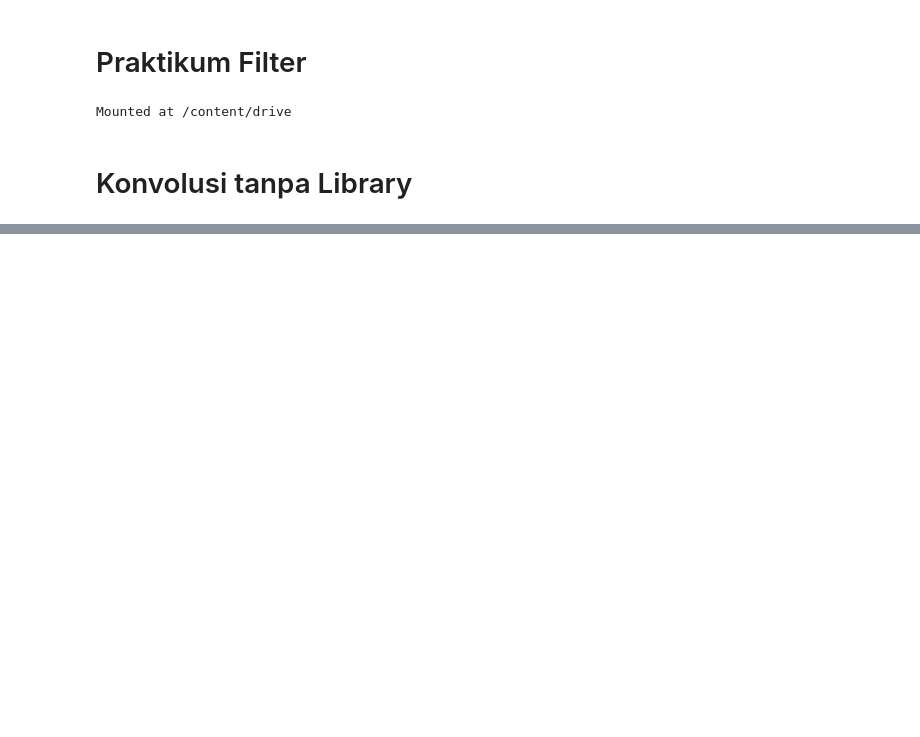
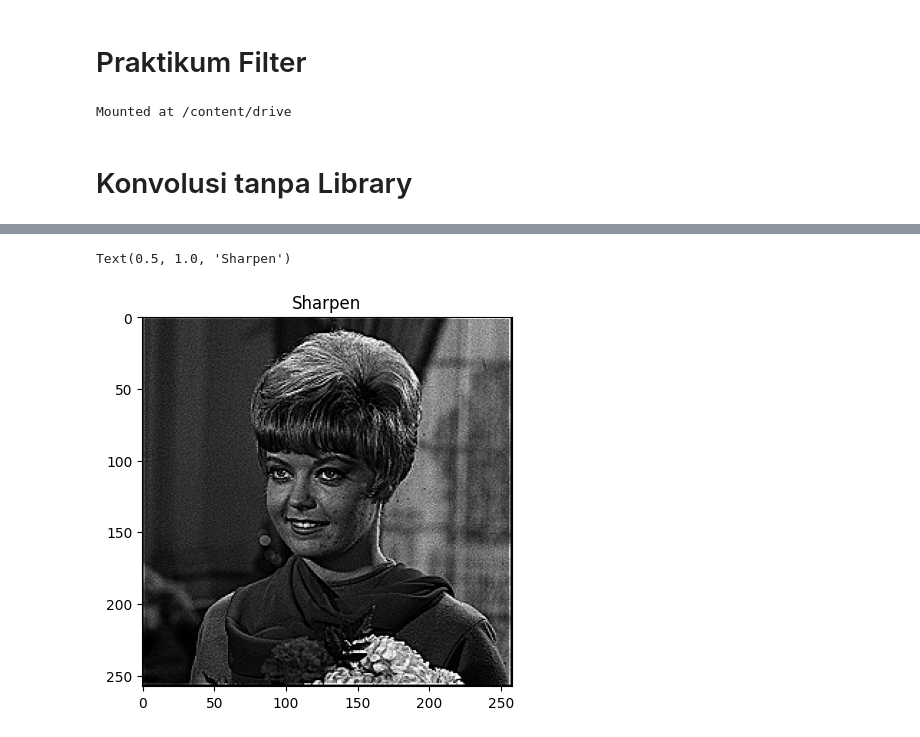
Before and after one commit to edoaurahman/PCVK, a Jupyter notebook: week7.ipynb, the cells around one changed output, grey strips where cells are left out. Drawn from its saved outputs; the diff is of its cells as text; code cells hidden in the pictures; blank space fills up the shorter version.

```diff
--- a/week7.ipynb
+++ b/week7.ipynb
@@ -18,37 +18,35 @@ from PIL import Image as im
 # %% [markdown]
 # Konvolusi tanpa Library
 # %%
-def convolution2d(image, kernel=(1, 1), stride=1, padding=(1, 1)):
-    # Add Padding for a grayscale image (2D)
-    image = np.pad(image, ((padding[0], padding[0]), (padding[1], padding[1])), mode='constant')
 
-    # Get Image Height and Width
-    image_height = image.shape[0]
-    image_width = image.shape[1]
+def convolution2d(image, kernel, stride, padding):
+    padded_image = np.pad(image, ((padding, padding), (padding, padding)), mode='constant')
 
-    # Ensure kernel is a NumPy array
-    kernel = np.array(kernel)
+    output_height = (padded_image.shape[0] - kernel.shape[0]) // stride + 1
+    output_width = (padded_image.shape[1] - kernel.shape[1]) // stride + 1
 
-    # Get Kernel Height and Width
-    kernel_height = kernel.shape[0]
-    kernel_width = kernel.shape[1]
-
-    # Get Output Height and Width
-    output_height = math.floor((image_height - kernel_height) / stride + 1)
-    output_width = math.floor((image_width - kernel_width) / stride + 1)
-
-    # Create Output Matrix
     output = np.zeros((output_height, output_width))
 
-    # Convolution
     for i in range(0, output_height):
         for j in range(0, output_width):
-            output[i, j] = np.sum(image[i * stride:i * stride + kernel_height, j * stride:j * stride + kernel_width] * kernel)
+            region = padded_image[i*stride:i*stride+kernel.shape[0], j*stride:j*stride+kernel.shape[1]]
+            output[i, j] = np.sum(region * kernel)
 
-    return output
+    return output.astype(np.float32) / 255
 # %%
 # Load citra yang akan diproses dan ubah menjadi citra keabuan
 img = cv.imread('/content/drive/MyDrive/PCVK_MM/Images/female.tiff')
 img_gray = cv.cvtColor(img, cv.COLOR_BGR2GRAY)
-convolution2d = convolution2d(img_gray, kernel=(1, 1), stride=1, padding=(1, 1))
+
+# image sharpen
+kernel_sharpen = np.array([
+    [0, -1, 0],
+    [-1, 5, -1],
+    [0, -1, 0]
+])
+
+result = convolution2d(img_gray,kernel_sharpen,1,2)
+
+plt.imshow(cv.cvtColor(result, cv.COLOR_GRAY2RGB))
+plt.title('Sharpen')
 # %% [output]
@@ -55,0 +54,2 @@ IndexError: tuple index out of range
+Text(0.5, 1.0, 'Sharpen')
+[figure, added]
```
Also changed, not shown: parts of 7 cells of this notebook.
